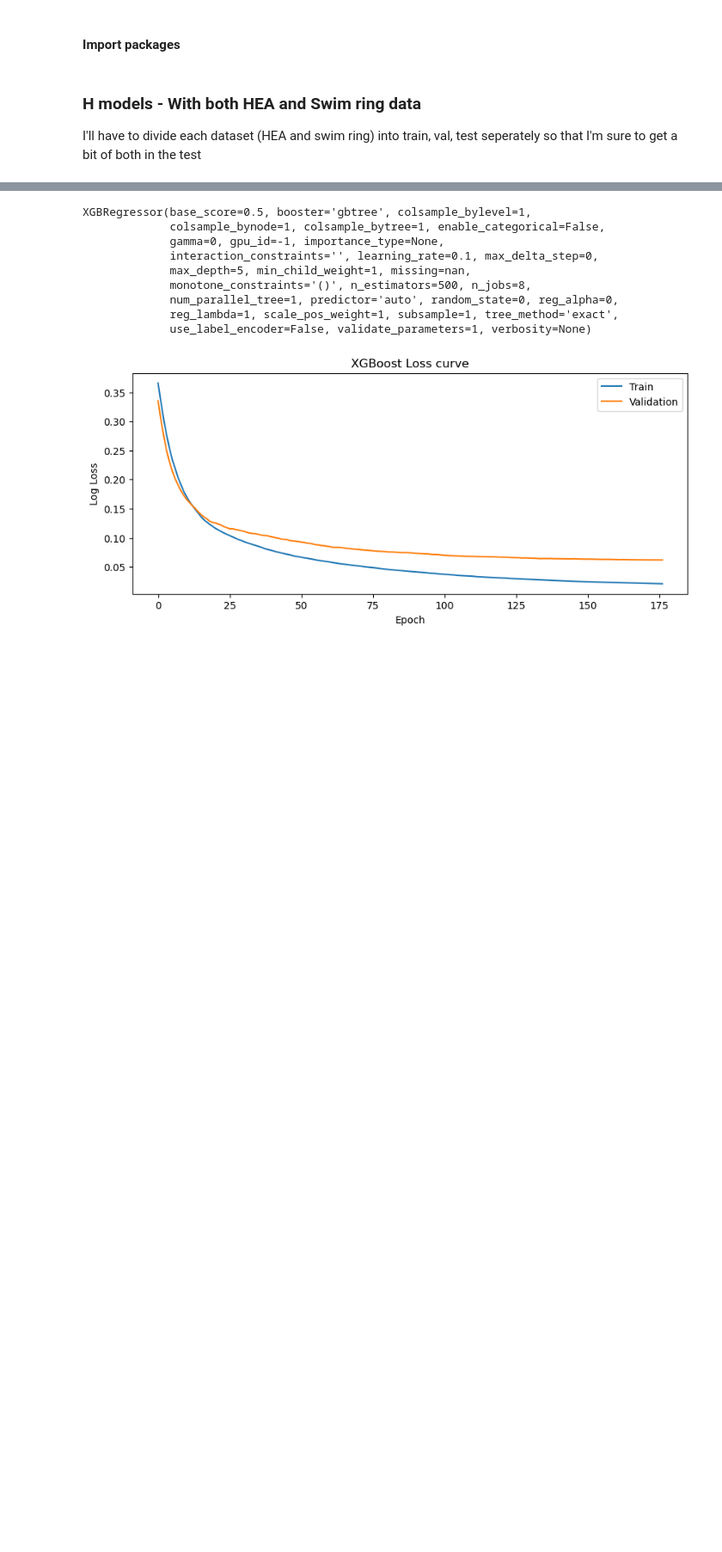
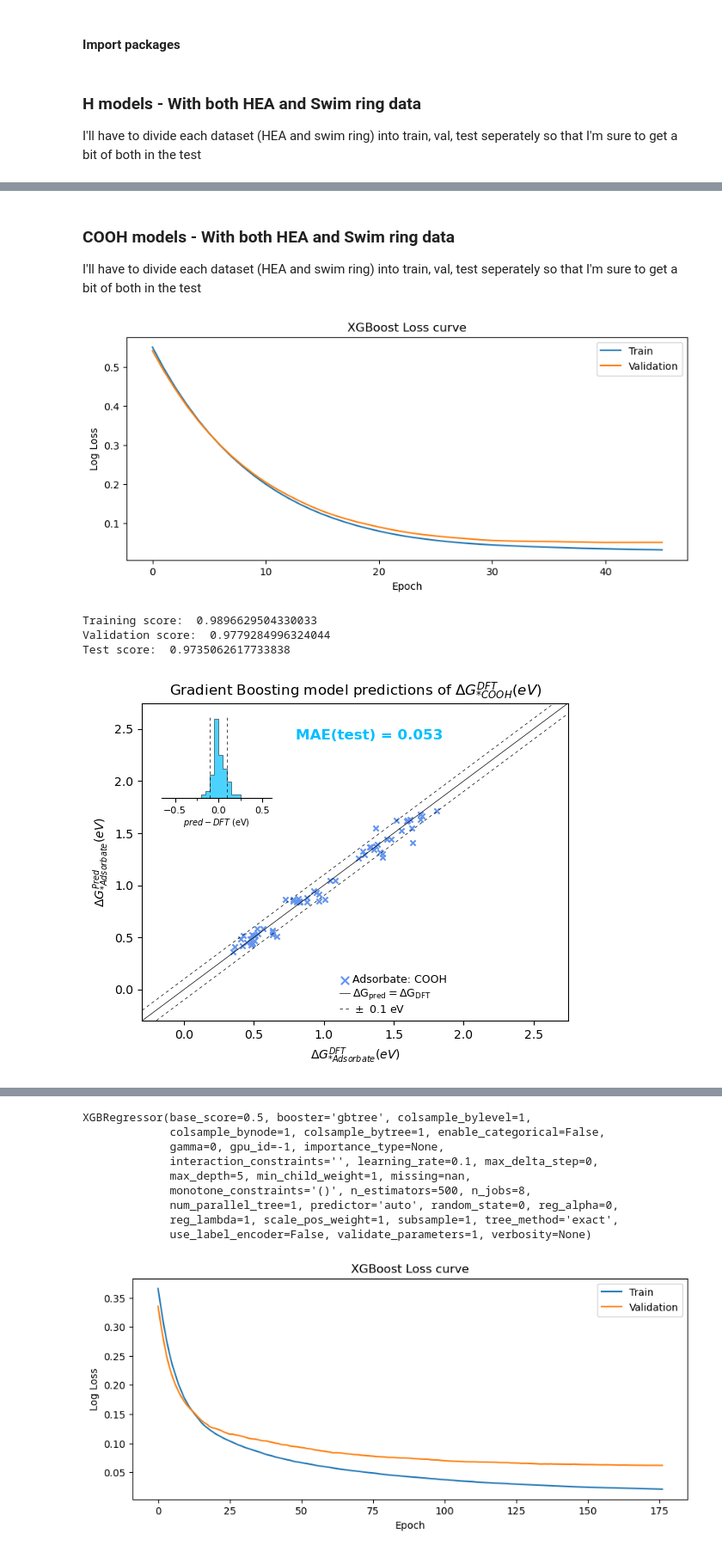
Before and after one commit to MarcusNoergaardWeng/CatalysisThesis, a Jupyter notebook: Notebooks/Training_E_models.ipynb, the cells around one changed output, grey strips where cells are left out. Shown at 86% size. Cells and saved outputs as stored; diff of their text form; code cells hidden in the pictures; blank space fills up the shorter version.

```diff
--- a/Notebooks/Training_E_models.ipynb
+++ b/Notebooks/Training_E_models.ipynb
@@ -1059,0 +1035,29 @@ swim_ring_H_df
+# %% [markdown]
+### COOH models - With both **HEA** and **Swim ring** data
+
+I'll have to divide each dataset (HEA and swim ring) into train, val, test seperately so that I'm sure to get a bit of both in the test
+# %%
+feature_folder = "../csv_features/"
+# Define the data filenames
+HEA_COOH_filename = "COOH_DFT_features.csv"
+swim_ring_COOH_filename = "swim_ring_COOH_DFT_features.csv"
+model_name = "COOH_HEA_SWR"
+adsorbate = "COOH"
+
+# Fish out the data
+X_HEA_train, y_HEA_train, X_HEA_val, y_HEA_val, X_HEA_test, y_HEA_test = prepare_dataset(feature_folder, HEA_COOH_filename)
+X_SWR_train, y_SWR_train, X_SWR_val, y_SWR_val, X_SWR_test, y_SWR_test = prepare_dataset(feature_folder, swim_ring_COOH_filename)
+
+# Combine the data
+X_train, y_train = pd.concat([X_HEA_train, X_SWR_train]), pd.concat([y_HEA_train, y_SWR_train])
+X_val, y_val     = pd.concat([X_HEA_val  , X_SWR_val])  , pd.concat([y_HEA_val  , y_SWR_val])
+X_test, y_test   = pd.concat([X_HEA_test , X_SWR_test]) , pd.concat([y_HEA_test , y_SWR_test])
+
+# Train model on the mix - should also show the plot or something.
+train_XGB_model(model_name, adsorbate, X_train, y_train, X_val, y_val, X_test, y_test)
+# %% [output]
+[figure, added]
+Training score:  0.9896629504330033
+Validation score:  0.9779284996324044
+Test score:  0.9735062617733838
+[figure, added]
```
Also changed, not shown: parts of 15 cells of this notebook, 14 other files.
